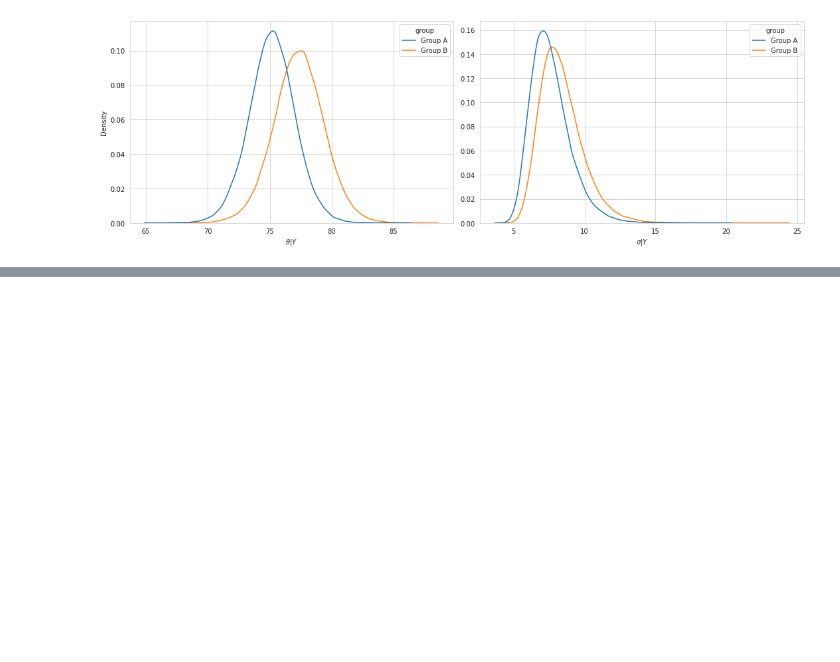
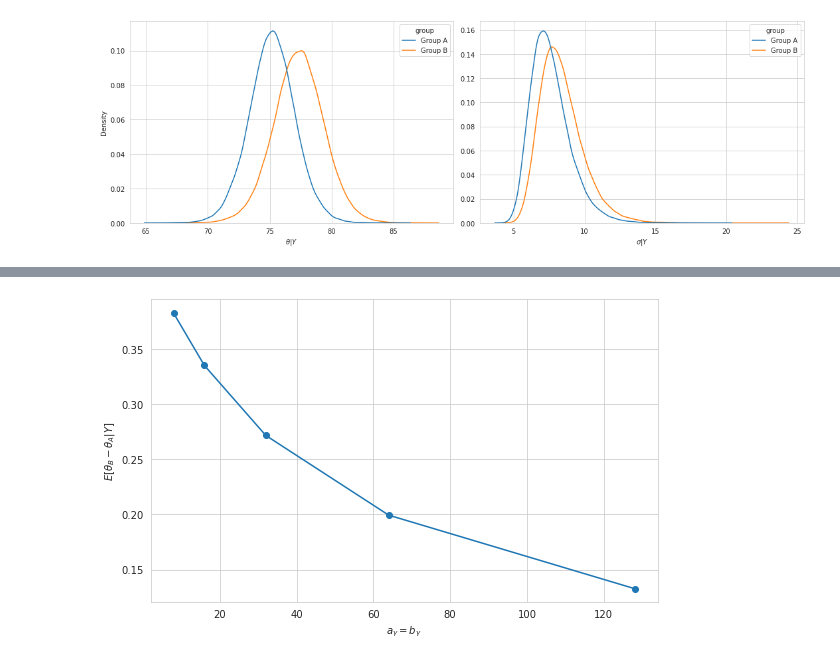
Before and after one commit to WHITSNAK/sta_602, a Jupyter notebook: hw7/hw7.ipynb, the cells around one changed output, grey strips where cells are left out. Drawn from its saved outputs; the diff is of its cells as text; code cells hidden in the pictures; blank space fills up the shorter version.

```diff
--- a/hw7/hw7.ipynb
+++ b/hw7/hw7.ipynb
@@ -214,0 +286,11 @@ fig.show()
+# %%
+fig, ax = plt.subplots(figsize=(8, 5))
+
+pd.Series(target_stats, index=2**(np.arange(5)+3)).plot(marker='o', ax=ax)
+
+ax.set_xlabel('$a_\gamma = b_\gamma$')
+ax.set_ylabel('$E[\\theta_B-\\theta_A|Y]$')
+fig.tight_layout()
+fig.show()
+# %% [output]
+[figure, added]
```
Also changed, not shown: parts of 8 cells of this notebook, 3 other files.
